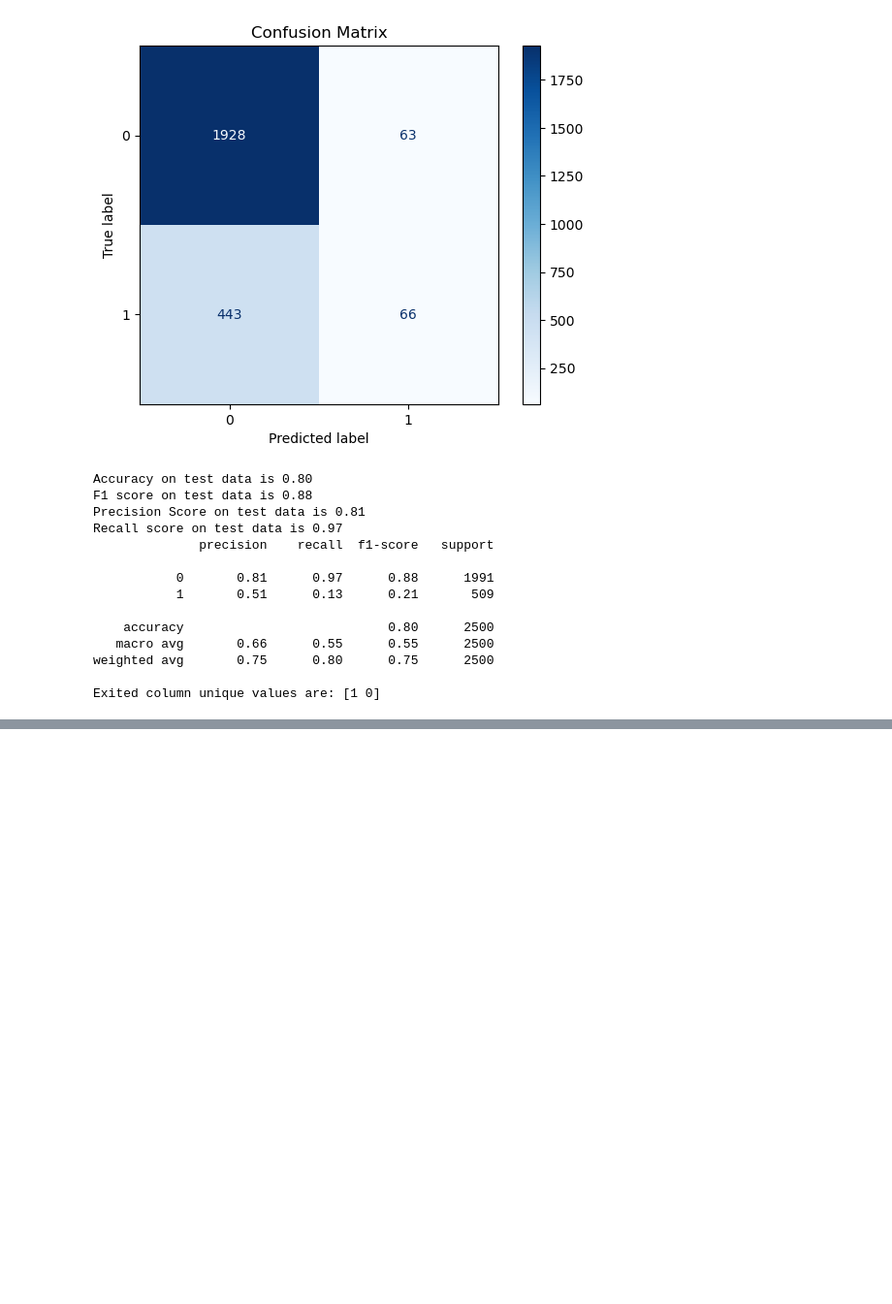
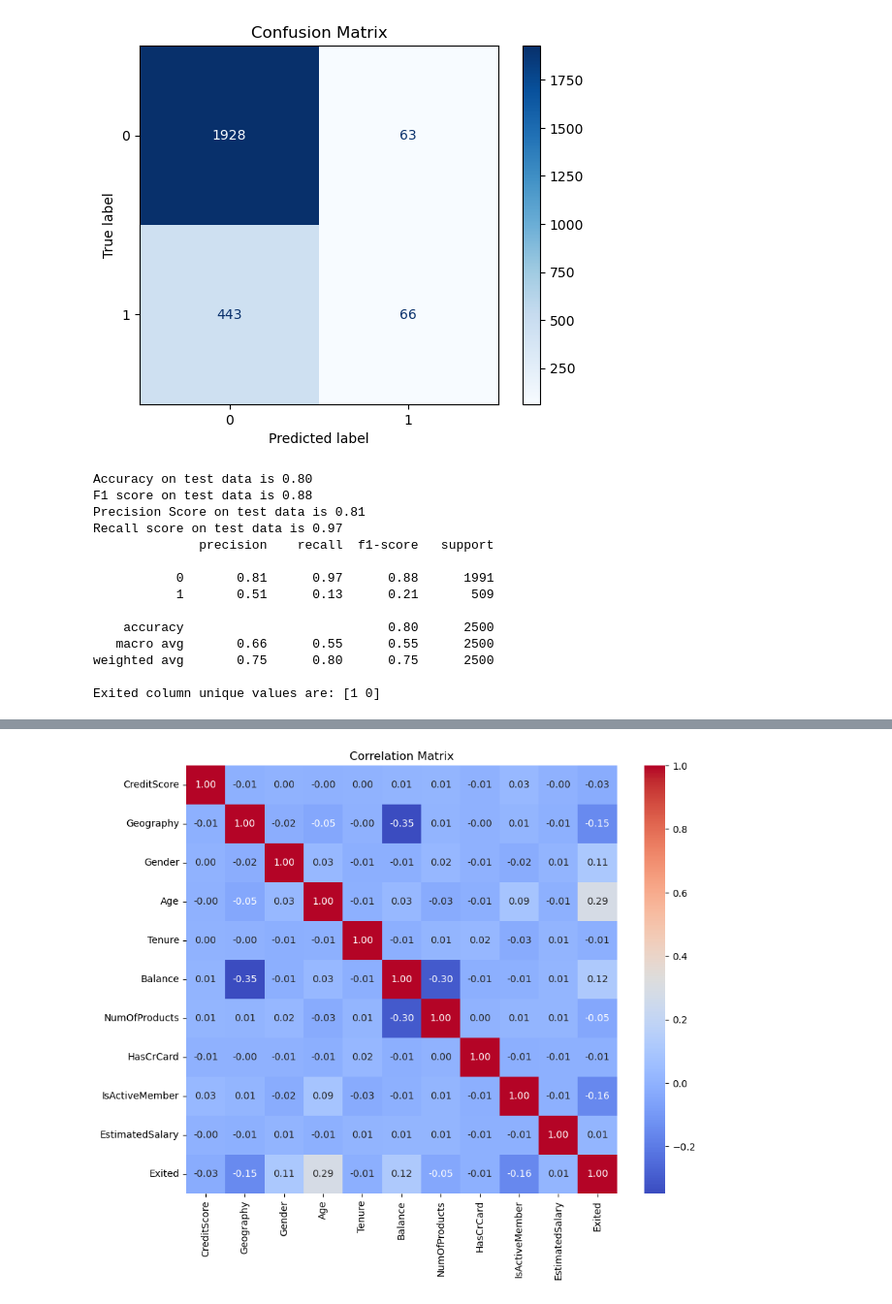
Before and after one commit to ramprashant66/CSC177_Poject1, a Jupyter notebook: assignment 3/Assignment3.ipynb, the cells around one changed output, grey strips where cells are left out. Shown: that part at 97% size. Cells and saved outputs as stored; diff of their text form; code cells hidden in the pictures; blank space fills up the shorter version.

```diff
--- a/assignment 3/Assignment3.ipynb
+++ b/assignment 3/Assignment3.ipynb
@@ -225,6 +239,7 @@ for i in range(1, 22, 2):
     y_pred_knn_train = classification_knn.predict(x)
     test_accuracy.append(accuracy_score(test_y, y_pred_knn))
     training_accuracy.append(accuracy_score(y, y_pred_knn_train))
+    accuracy_of_models.append(f'KNN Accuracy achieved with k={i} is: {accuracy_score(y, y_pred_knn_train)}')
     print(f'KNN Accuracy achieved with k={i} is: {accuracy_score(y, y_pred_knn_train)}')
 print('\n')
 
@@ -236,6 +251,7 @@ for i in range(2, 23, 2):
     y_pred_knn = classification_knn.predict(x)
     test_accuracy.append(accuracy_score(y, y_pred_knn))
     training_accuracy.append(accuracy_score(y, y_pred_knn))
+    accuracy_of_models.append(f'KNN Accuracy achieved with k={i} is: {accuracy_score(y, y_pred_knn)}')
     print(f'KNN Accuracy achieved with k={i} is: {accuracy_score(y, y_pred_knn)}')
 
 
@@ -245,7 +261,7 @@ odd_training_accuracy = training_accuracy[:len(odd_neighbors)]
 even_test_accuracy = test_accuracy[len(even_neighbors):]
 even_training_accuracy = training_accuracy[len(even_neighbors):]
 
-# Plotting for odd neighbors
+# Plotting for odd neighbors since it had the best accuracy
 plt.figure(figsize=(10, 5))
 plt.plot(odd_neighbors, odd_test_accuracy, 'bv--', odd_neighbors, odd_training_accuracy, 'ro--')
 plt.title('KNN Classifier Accuracy With Odd Numbers')
@@ -253,15 +269,6 @@ plt.xlabel('K Value')
 plt.ylabel('Accuracy')
 plt.legend(['Test Accuracy', 'Training Accuracy'])
 plt.show()
-
-# Plotting for even neighbors
-plt.figure(figsize=(10, 5))
-plt.plot(even_neighbors, even_test_accuracy, 'bv--', even_neighbors, even_training_accuracy, 'ro--')
-plt.title('KNN Classifier Accuracy With Even Numbers')
-plt.xlabel('K Value')
-plt.ylabel('Accuracy')
-plt.legend(['Test Accuracy', 'Training Accuracy'])
-plt.show()
 # %% [output]
 ---Trying odd values of k from 1 to 21---
 KNN Accuracy achieved with k=1 is: 1.0
@@ -323,6 +334,7 @@ tree_data = tree.export_graphviz(decisionTree, out_file=None,
                                 special_characters=True)
 graph = graphviz.Source(tree_data)
 
+accuracy_of_models.append(f'Decision Tree Accuracy achieved is: {accuracy_score(test_y, y_pred_tree)}')
 print(f'Decision Tree Accuracy achieved is: {accuracy_score(test_y, y_pred_tree)}')
 
 # draw the graph
@@ -332,7 +344,7 @@ Decision Tree Accuracy achieved is: 0.843
 [drawing not drawn]
 # %%
 '''
-4. We attempt to create the Logistic Regression model
+5. We attempt to create the Logistic Regression model
 '''
 from sklearn.linear_model import LogisticRegression as logistic
 
@@ -348,6 +360,7 @@ for i in c_parama_logistic:
     y_pred_logistic_train = classification_logistic.predict(x)
     logistic_test_accuracy.append(accuracy_score(test_y, y_pred_logistic))
     logistic_training_accuracy.append(accuracy_score(y, y_pred_logistic_train))
+    accuracy_of_models.append(f'Logistic Regression Accuracy achieved with C={i} is: {accuracy_score(y, y_pred_logistic_train)}')
     print(f'Logistic Regression Accuracy achieved with C={i} is: {accuracy_score(y, y_pred_logistic_train)}')
 
 plt.plot(c_parama_logistic, logistic_test_accuracy,'bv--', c_parama_logistic, logistic_training_accuracy,'ro--')
@@ -583,0 +650,74 @@ plt.show()
+# %%
+display(HTML("<h3><strong>Overall Correlation Graph for all the Features</strong></h3>"))
+coorelation = pandas.get_dummies(data, drop_first=True).corr()
+plt.figure(figsize=(10, 8))
+seaborn.heatmap(coorelation, annot=True, cmap='coolwarm', fmt='.2f')
+plt.title('Correlation Matrix')
+plt.show()
+
+print('''Intepretation of the correlation matrix: The closer the number of a feature row with the feature column to either a 1 or -1, the
+    more correlated they are. The closer the value is to 1, the more the correlation they have in a positive direction and the closer to -1,
+    the more correlated they are in a negative direction. A value of 0 means no correlation. For example, 'CreditScore' shows no correlation
+    to 'Gender' as it has a value of 0.00. On the other hand, 'Age' and 'Exited' have a correlation of 0.29 which means they are positively
+    correlated which makes sense since older age is more likely to leave a subscription since they watch fewer shows, etc., than the younger
+    generation. On the other hand, 'Balance' and 'NumOfProducts' have a correlation of -0.30 which means they are negatively correlated which
+    also makes sense since the more products you have, the less balance you have in your account.''')
+
+display(HTML("<h3><strong>Graph for Naive Baynes Classification</strong></h3>"))
+
+ConfusionMatrixDisplay.from_predictions(
+    test_y,
+    y_pred_naive_bayes,
+    cmap="Blues"
+)
+plt.title("Naïve Bayes - confusion matrix")
+plt.tight_layout()
+plt.show()
+
+print('''Intepretation of the Naive Baynes Graph: The model was able to predict 769 'True Negatives' and 18 'True Positives' correctly.
+    It predicted 27 'False Positives' and 186 'False Negatives' The overall accuracy of the model was 78.7% which is certainly not too bad
+    but it suggests that our data class may have been imbalanced since class 0 was heavier than class 1. Therefore, it can predict well when it
+    comes to class 0 but not so well for class 1.''')
+
+display(HTML("<h3><strong>Graph for KNN Classification</strong></h3>"))
+
+# Plotting for odd neighbors
+plt.figure(figsize=(10, 5))
+plt.plot(odd_neighbors, odd_test_accuracy, 'bv--', odd_neighbors, odd_training_accuracy, 'ro--')
+plt.title('KNN Classifier Accuracy With Odd Numbers')
+plt.xlabel('K Value')
+plt.ylabel('Accuracy')
+plt.legend(['Test Accuracy', 'Training Accuracy'])
+plt.show()
+
+print('''Intepretation of the KNN Graph: The graph shows the different accuracy level for different values of k. The accuracy is highest we saw was
+      set at when k = 3. At k=1, the model was overfitting the data because it had not seen the data yet and at k=21, the model was underfitting the
+      data because it had seen all the data. Between k = 5 and 9, we still have a high accuracy but it is still lower than when k = 3. Our test accuracy
+      was very well able to predict the data with a 84.04 percent accuracy which is very good.
+      ''')
+
+display(HTML("<h3><strong>Graph for Logistic Regression Classification</strong></h3>"))
+plt.plot(c_parama_logistic, logistic_test_accuracy,'bv--', c_parama_logistic, logistic_training_accuracy,'ro--')
+plt.legend(['Test Accuracy','Train Accuracy'])
+plt.xlabel('C')
+plt.xscale('log')
+plt.ylabel('Accuracy')
+plt.show()
+
+print('''Intepretation of the Logistic Graph: We could see that with all the different values of c-parameter tested, the best one was when c = 0.01.
+      It gave a predicted highest value of 79.2 percent accuracy. The model dips around the highest point but stabilizes with the higher values of C.
+      This means that our model was very stable.''')
+
+display(HTML("<h3><strong>Graph for the Decision Tree Classification</strong></h3>"))
+tree_data = tree.export_graphviz(decisionTree, out_file=None,
+                                feature_names=x.columns,
+                                class_names=['0', '1'],
+                                filled=True, rounded=True,
+                                special_characters=True)
+graph = graphviz.Source(tree_data)
+display(graph)
+
+print('''Intepretation of the Decision Tree Graph: The 'Age' feature was the most important feature in the decision tree model. The mean age was 42
+    and leaving the subscription depended on whether the person was above or below that age. Then. the 'Balance' feature showed that those with
+    a higher balance maybe more likely to leave the subcription which makes sense. ''')
+# %% [output]
@@ -583,0 +725 @@ plt.show()
+[figure, added]
```
Also changed, not shown: parts of 17 cells of this notebook.
